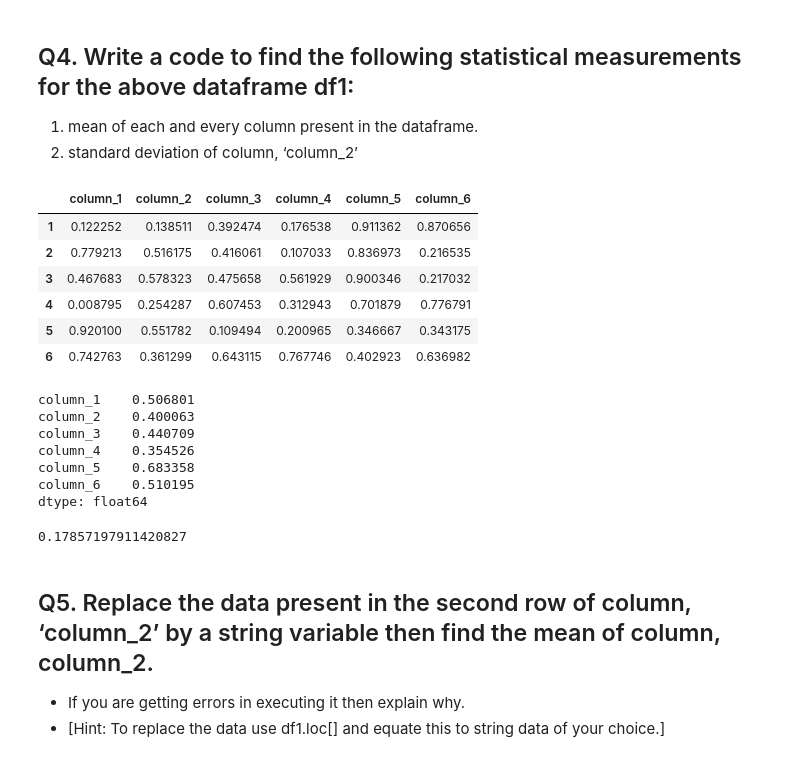
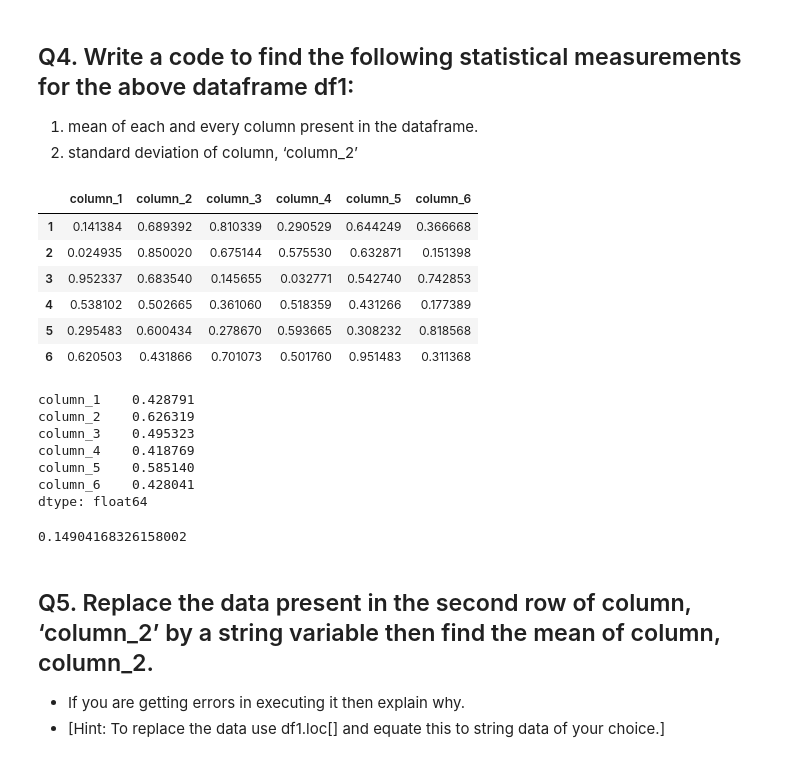
Before and after one commit to prshntshinde/pw-datascience, a Jupyter notebook: practice_sessions/pandas/feb-25-assignment.ipynb, the cells around one changed output. Drawn from its saved outputs; the diff is of its cells as text; code cells hidden in the pictures.

```diff
--- a/practice_sessions/pandas/feb-25-assignment.ipynb
+++ b/practice_sessions/pandas/feb-25-assignment.ipynb
@@ -69,34 +69,35 @@ df1 = pd.DataFrame(np.random.rand(6,6), columns = columns, index = indices)
 2. standard deviation of column, ‘column_2’
 # %%
 import numpy as np
-columns = ['column_1', 'column_2', 'column_3', 'column_4', 'column_5', 'column_6']
-indices = [1,2,3,4,5,6]
-#Creating a dataframe:
-df1 = pd.DataFrame(np.random.rand(6,6), columns = columns, index = indices)
+columns = ['column_1', 'column_2', 'column_3',
+           'column_4', 'column_5', 'column_6']
+indices = [1, 2, 3, 4, 5, 6]
+# Creating a dataframe:
+df1 = pd.DataFrame(np.random.rand(6, 6), columns=columns, index=indices)
 df1
 # %% [output]
 |  | column_1 | column_2 | column_3 | column_4 | column_5 | column_6 |
-| 1 | 0.122252 | 0.138511 | 0.392474 | 0.176538 | 0.911362 | 0.870656 |
-| 2 | 0.779213 | 0.516175 | 0.416061 | 0.107033 | 0.836973 | 0.216535 |
-| 3 | 0.467683 | 0.578323 | 0.475658 | 0.561929 | 0.900346 | 0.217032 |
-| 4 | 0.008795 | 0.254287 | 0.607453 | 0.312943 | 0.701879 | 0.776791 |
-| 5 | 0.920100 | 0.551782 | 0.109494 | 0.200965 | 0.346667 | 0.343175 |
-| 6 | 0.742763 | 0.361299 | 0.643115 | 0.767746 | 0.402923 | 0.636982 |
+| 1 | 0.141384 | 0.689392 | 0.810339 | 0.290529 | 0.644249 | 0.366668 |
+| 2 | 0.024935 | 0.850020 | 0.675144 | 0.575530 | 0.632871 | 0.151398 |
+| 3 | 0.952337 | 0.683540 | 0.145655 | 0.032771 | 0.542740 | 0.742853 |
+| 4 | 0.538102 | 0.502665 | 0.361060 | 0.518359 | 0.431266 | 0.177389 |
+| 5 | 0.295483 | 0.600434 | 0.278670 | 0.593665 | 0.308232 | 0.818568 |
+| 6 | 0.620503 | 0.431866 | 0.701073 | 0.501760 | 0.951483 | 0.311368 |
 # %%
 mean_list = df1.mean()
 mean_list
 # %% [output]
-column_1    0.506801
-column_2    0.400063
-column_3    0.440709
-column_4    0.354526
-column_5    0.683358
-column_6    0.510195
+column_1    0.428791
+column_2    0.626319
+column_3    0.495323
+column_4    0.418769
+column_5    0.585140
+column_6    0.428041
 dtype: float64
 # %%
 df1['column_2'].std()
 # %% [output]
-0.17857197911420827
+0.14904168326158002
 # %% [markdown]
 ## Q5. Replace the data present in the second row of column, ‘column_2’ by a string variable then find the mean of column, column_2.
 - If you are getting errors in executing it then explain why.
```
Also changed, not shown: parts of 13 cells of this notebook.
